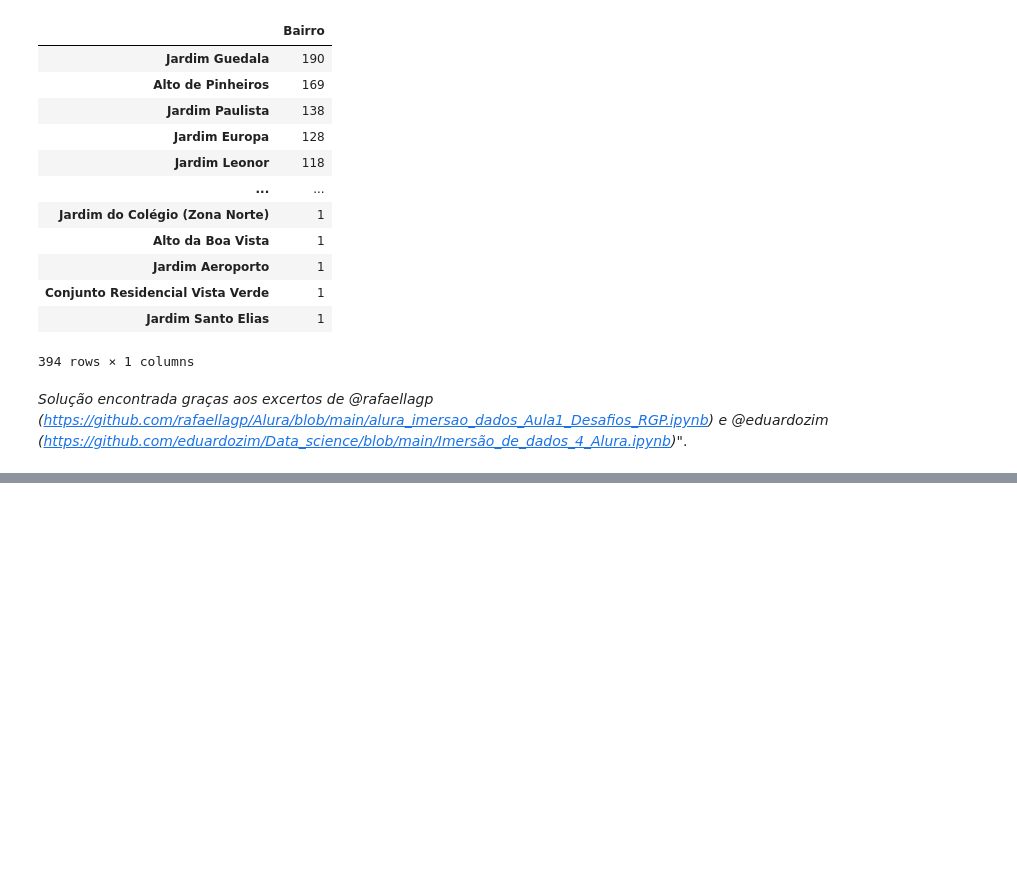
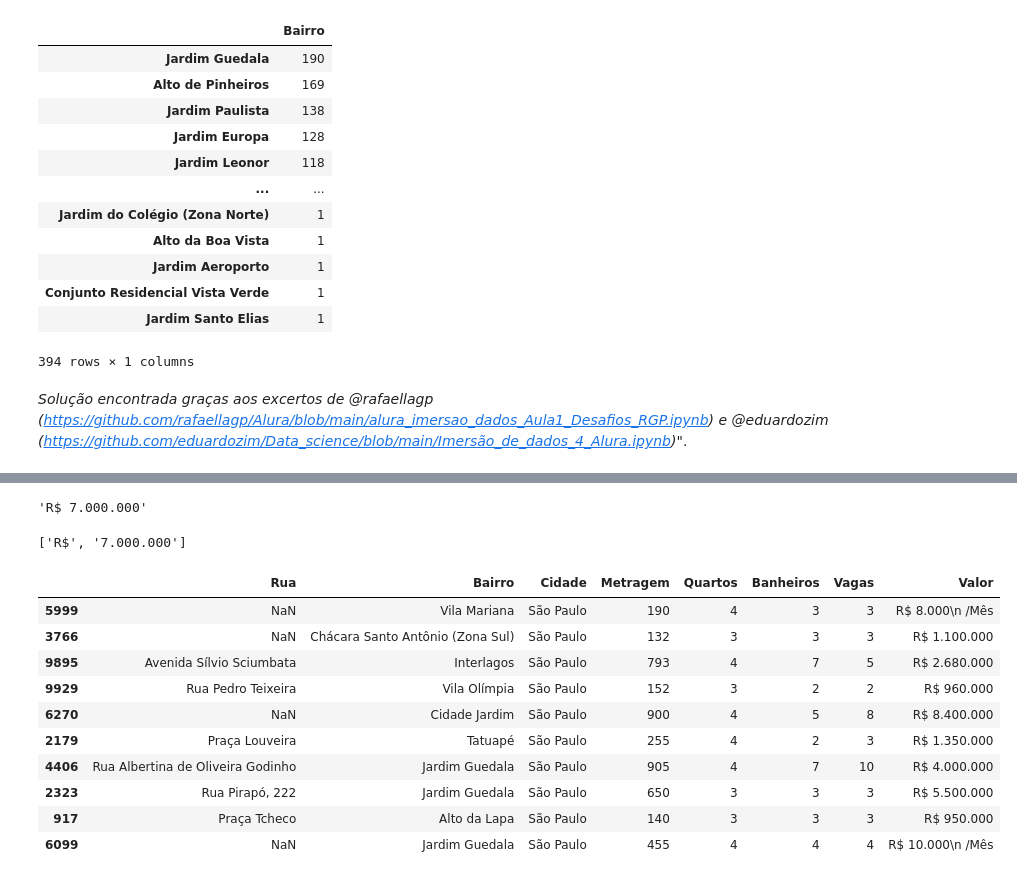
Before and after one commit to MateusJoseAdv/aluraquartaimersao, a Jupyter notebook: Imersão_de_dados_4ª_Edição_Alura.ipynb, the cells around one changed output, grey strips where cells are left out. Saved outputs shown, nothing was run; the diff lists cells and outputs as text; code cells hidden in the pictures; blank space fills up the shorter version.

```diff
--- a/Imersão_de_dados_4ª_Edição_Alura.ipynb
+++ b/Imersão_de_dados_4ª_Edição_Alura.ipynb
@@ -307,0 +339,22 @@ bairro_sem_nome_rua
+# %%
+dados["Valor"] [0]
+# %% [output]
+'R$ 7.000.000'
+# %%
+dados["Valor"] [0].split()
+# %% [output]
+['R$', '7.000.000']
+# %%
+dados.sample(10)
+# %% [output]
+|  | Rua | Bairro | Cidade | Metragem | Quartos | Banheiros | Vagas | Valor |
+| 5999 | NaN | Vila Mariana | São Paulo | 190 | 4 | 3 | 3 | R$ 8.000\n /Mês |
+| 3766 | NaN | Chácara Santo Antônio (Zona Sul) | São Paulo | 132 | 3 | 3 | 3 | R$ 1.100.000 |
+| 9895 | Avenida Sílvio Sciumbata | Interlagos | São Paulo | 793 | 4 | 7 | 5 | R$ 2.680.000 |
+| 9929 | Rua Pedro Teixeira | Vila Olímpia | São Paulo | 152 | 3 | 2 | 2 | R$ 960.000 |
+| 6270 | NaN | Cidade Jardim | São Paulo | 900 | 4 | 5 | 8 | R$ 8.400.000 |
+| 2179 | Praça Louveira | Tatuapé | São Paulo | 255 | 4 | 2 | 3 | R$ 1.350.000 |
+| 4406 | Rua Albertina de Oliveira Godinho | Jardim Guedala | São Paulo | 905 | 4 | 7 | 10 | R$ 4.000.000 |
+| 2323 | Rua Pirapó, 222 | Jardim Guedala | São Paulo | 650 | 3 | 3 | 3 | R$ 5.500.000 |
+| 917 | Praça Tcheco | Alto da Lapa | São Paulo | 140 | 3 | 3 | 3 | R$ 950.000 |
+| 6099 | NaN | Jardim Guedala | São Paulo | 455 | 4 | 4 | 4 | R$ 10.000\n /Mês |
```
Also changed, not shown: parts of 12 cells of this notebook.
